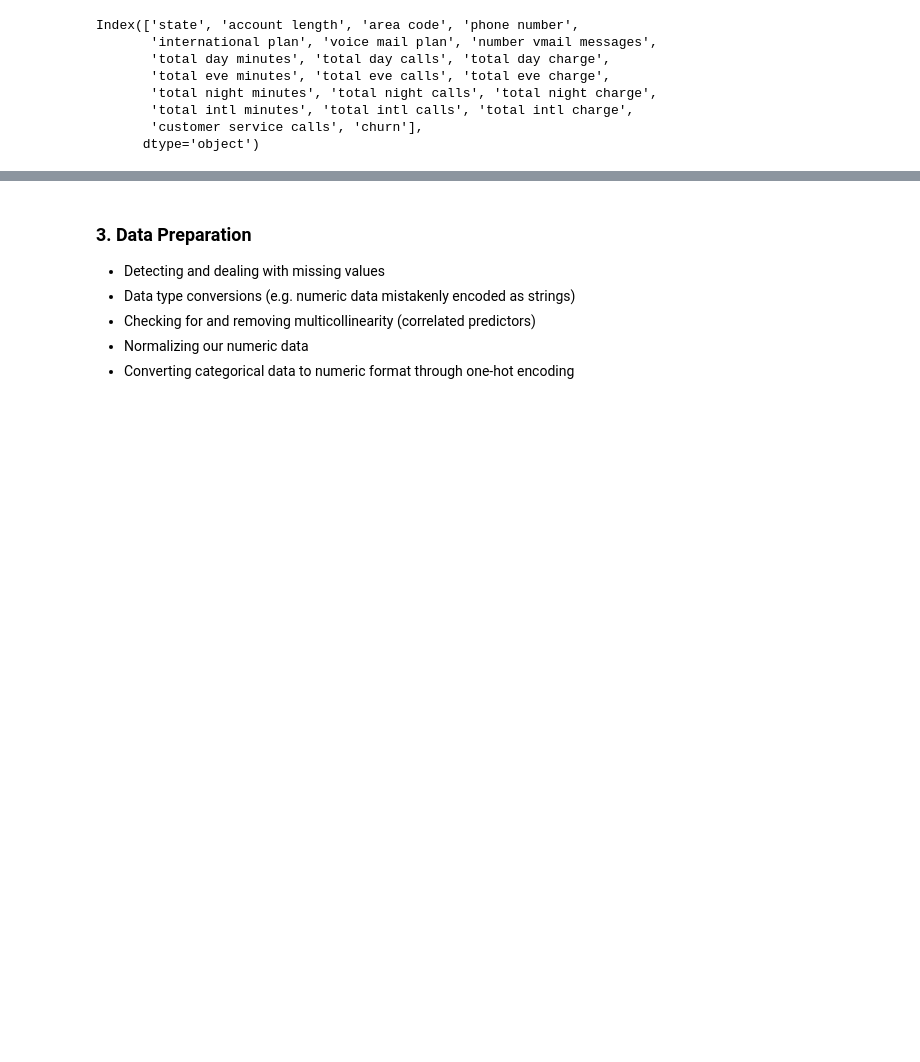
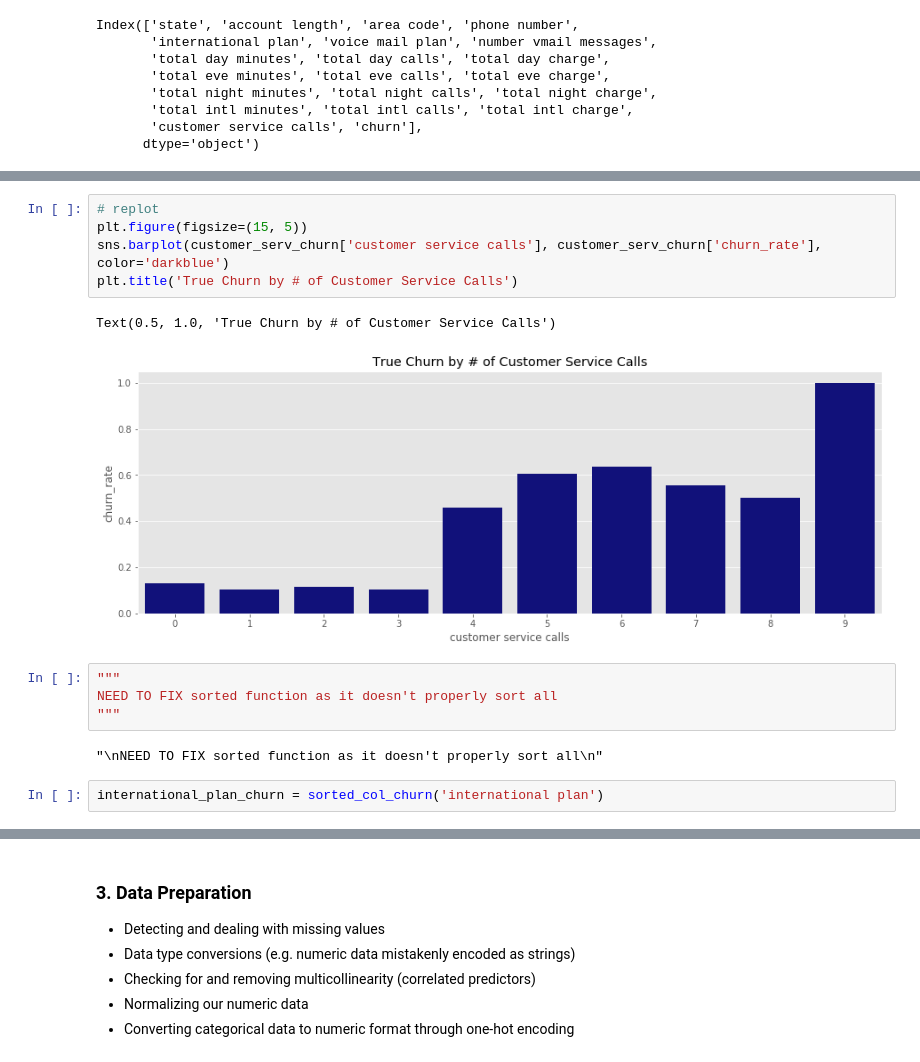
Before and after one commit to akaigraham/Predicting-Customer-Churn, a Jupyter notebook: Untitled.ipynb, the cells around one changed output, grey strips where cells are left out. Cells and saved outputs as stored; diff of their text form; blank space fills up the shorter version.

```diff
--- a/Untitled.ipynb
+++ b/Untitled.ipynb
@@ -320,0 +333,16 @@ Index(['state', 'account length', 'area code'], dtype='object')
+# %%
+# replot
+plt.figure(figsize=(15, 5))
+sns.barplot(customer_serv_churn['customer service calls'], customer_serv_churn['churn_rate'], color='darkblue')
+plt.title('True Churn by # of Customer Service Calls')
+# %% [output]
+Text(0.5, 1.0, 'True Churn by # of Customer Service Calls')
+[figure, added]
+# %%
+"""
+NEED TO FIX sorted function as it doesn't properly sort all
+"""
+# %% [output]
+"\nNEED TO FIX sorted function as it doesn't properly sort all\n"
+# %%
+international_plan_churn = sorted_col_churn('international plan')
```
Also changed, not shown: parts of 15 cells of this notebook.
